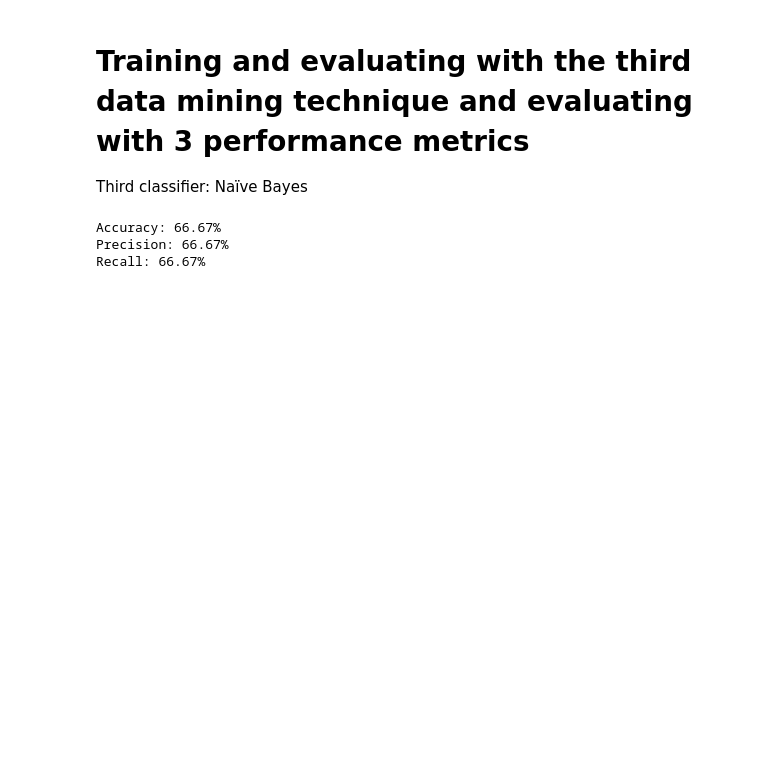
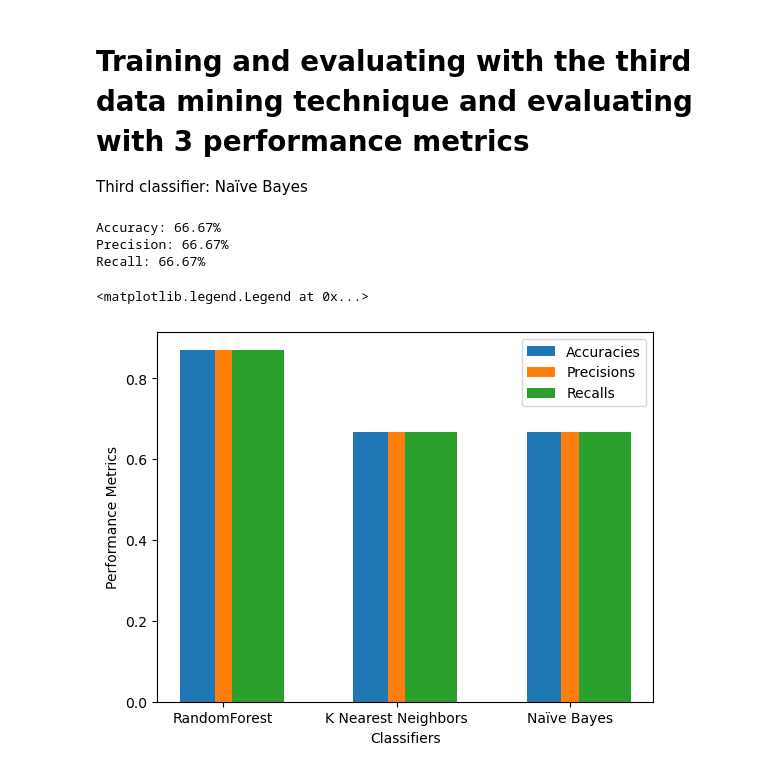
Before and after one commit to nafee-ahmed/Heart-Disease-Prediction, a Jupyter notebook: heart-disease.ipynb, the cells around one changed output. Drawn from its saved outputs; the diff is of its cells as text; code cells hidden in the pictures; blank space fills up the shorter version.

Commit message:
added graph

```diff
--- a/heart-disease.ipynb
+++ b/heart-disease.ipynb
@@ -177,9 +177,12 @@ clf1.fit(x_train, y_train)
 # Predicting values of y after prediction
 y_preds = clf1.predict(x_test)
 
-print(f"Accuracy: {accuracy_score(y_test, y_preds) * 100:.2f}%")
-print(f"Precision: {precision_score(y_test, y_preds, average='micro') * 100:.2f}%")
-print(f"Recall: {recall_score(y_test, y_preds, average='micro') * 100:.2f}%")
+acc1 = accuracy_score(y_test, y_preds)
+prec1 = precision_score(y_test, y_preds, average='micro')
+recall1 = recall_score(y_test, y_preds, average='micro')
+print(f"Accuracy: {acc1 * 100:.2f}%")
+print(f"Precision: {prec1 * 100:.2f}%")
+print(f"Recall: {recall1 * 100:.2f}%")
 # %% [output]
 Accuracy: 87.04%
 Precision: 87.04%
@@ -197,9 +200,12 @@ clf2.fit(x_train, y_train)
 # Predicting values of y after prediction
 y_preds = clf2.predict(x_test)
 
-print(f"Accuracy: {accuracy_score(y_test, y_preds) * 100:.2f}%")
-print(f"Precision: {precision_score(y_test, y_preds, average='micro') * 100:.2f}%")
-print(f"Recall: {recall_score(y_test, y_preds, average='micro') * 100:.2f}%")
+acc2 = accuracy_score(y_test, y_preds)
+prec2 = precision_score(y_test, y_preds, average='micro')
+recall2 = recall_score(y_test, y_preds, average='micro')
+print(f"Accuracy: { acc2* 100:.2f}%")
+print(f"Precision: {prec2 * 100:.2f}%")
+print(f"Recall: {recall2 * 100:.2f}%")
 # %% [output]
 Accuracy: 66.67%
 Precision: 66.67%
@@ -214,10 +220,30 @@ clf3.fit(x_train, y_train)
 # Predicting values of y after prediction
 y_preds = clf3.predict(x_test)
 
-print(f"Accuracy: {accuracy_score(y_test, y_preds) * 100:.2f}%")
-print(f"Precision: {precision_score(y_test, y_preds, average='micro') * 100:.2f}%")
-print(f"Recall: {recall_score(y_test, y_preds, average='micro') * 100:.2f}%")
+acc3 = accuracy_score(y_test, y_preds)
+prec3 = precision_score(y_test, y_preds, average='micro')
+recall3 = recall_score(y_test, y_preds, average='micro')
+print(f"Accuracy: {acc3 * 100:.2f}%")
+print(f"Precision: {prec3 * 100:.2f}%")
+print(f"Recall: {recall3 * 100:.2f}%")
 # %% [output]
 Accuracy: 66.67%
 Precision: 66.67%
 Recall: 66.67%
+# %%
+classifiers = ["RandomForest", "K Nearest Neighbors", "Naïve Bayes"]
+accuracies = [acc1, acc2, acc3]
+precisions = [prec1, prec2, prec3]
+recalls = [recall1, recall2, recall3]
+
+xpos = np.arange(len(classifiers))
+plt.xticks(xpos, classifiers)
+plt.xlabel("Classifiers")
+plt.ylabel("Performance Metrics")
+plt.bar(xpos-0.1, accuracies, width=0.3, label="Accuracies")
+plt.bar(xpos+0.1, precisions, width=0.3, label="Precisions")
+plt.bar(xpos+0.1+0.1, recalls, width=0.3, label="Recalls")
+plt.legend()
+# %% [output]
+<matplotlib.legend.Legend at 0x...>
+[figure, added]
```
